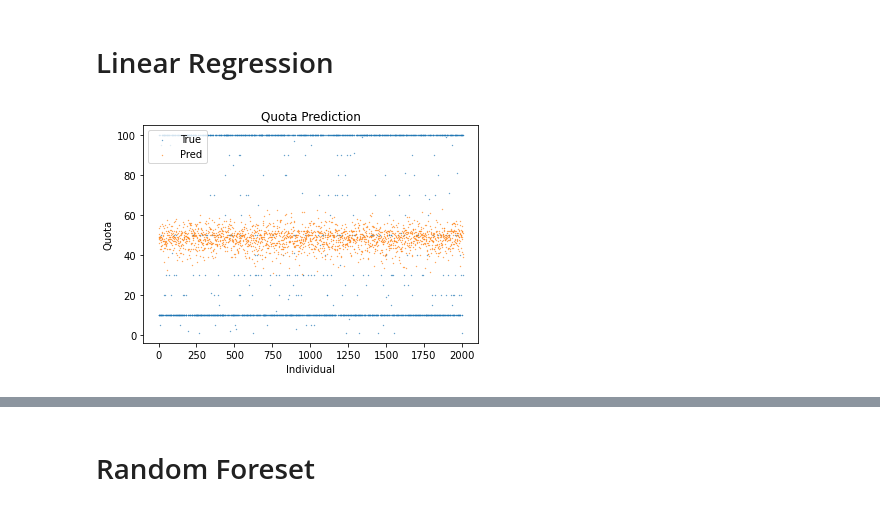
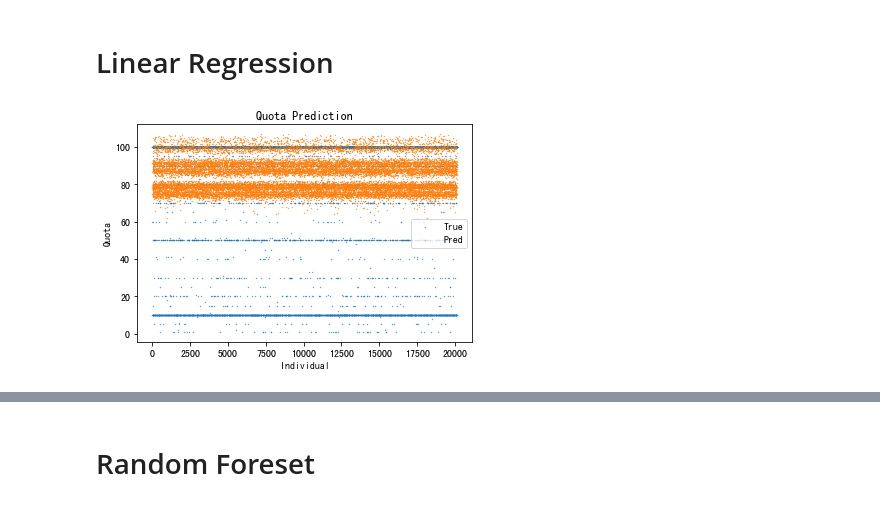
Before and after one commit to jackh1995/fintech, a Jupyter notebook: ml.ipynb, the cells around one changed output, grey strips where cells are left out. Cells and saved outputs as stored; diff of their text form; code cells hidden in the pictures.

Commit message:
train the models for fugle and yushan respectively

```diff
--- a/ml.ipynb
+++ b/ml.ipynb
@@ -12,5 +12,5 @@ import numpy as np
 import pandas as pd
 import seaborn as sns
 import matplotlib.pyplot as plt
-# plt.rcParams['font.sans-serif'] = 'SimHei'
+plt.rcParams['font.sans-serif'] = 'SimHei'
 from scipy import stats
@@ -65,7 +65,7 @@ selected_columns = [
     # 'bid',
     'source',
     'occupation',
-    'company',
+    # 'company',
     'eduLevel',
 
     # numerical-like
@@ -77,7 +77,7 @@ selected_columns = [
     'incomeYear',
     'totalWealth',
 
-    'quota_origin',
+    # 'quota_origin',
     'quota_now'
 ]
 
@@ -85,28 +85,13 @@ selected_columns = [
 data = pd.read_csv('./data/data.csv') # 載入資料
 data = data[selected_columns] # 選擇欄位
 data = data.dropna() # 移除空值列
-
-# ---------------------------------------------------------------------------- #
-
+data = data[selected_columns]
 data = data[data['quota_now']>0]
-# data = data[data['quota_now']<=0.6e6]
 data = data[data['quota_now']<=1e6]
-# data = data[data['quota_now']==1000000]
-# data = data[data['quota_now']<0.2e6]
-# data = data[data['quota_now']<=0.7e6]
-
-# data = data[data['source']=='FUGLE']
-
 data = data[data['isReject']==0]
 data = data.drop('isReject', axis=1)
-
-# data = data[data['quota_origin']==100000]
-
-# data = data[data['occupation']==19]
-# data = data.drop('source', axis=1)
-
-# ---------------------------------------------------------------------------- #
-
-data['quota_origin'] /= 1e4 # 單位縮放
+data = data[data['source']!='Anue']
+data['occupation'] = data['occupation'].map(occupation_dict)
+# data['quota_origin'] /= 1e4 # 單位縮放
 data['quota_now'] /= 1e4 # 單位縮放
 # data = data[(np.abs(stats.zscore(data['quota_now'].values)) < 2)] # 移除outlier
@@ -295,17 +327,22 @@ X_train, X_valid, Y_train, Y_valid = train_test_split(X, Y, test_size=0.33)
+# %%
+from sklearn.model_selection import train_test_split
+X_train_fugle, X_valid_fugle, Y_train_fugle, Y_valid_fugle = train_test_split(X_fugle, Y_fugle, test_size=0.33)
+X_train_yushan, X_valid_yushan, Y_train_yushan, Y_valid_yushan = train_test_split(X_yushan, Y_yushan, test_size=0.33)
 # %% [markdown]
 # Linear Regression
 # %%
 # linear regression
 from sklearn.linear_model import LinearRegression
 model = LinearRegression()
-model.fit(X_train, Y_train)
-Y_pred = model.predict(X_valid)
-plt.scatter(range(len(Y_pred)), Y_valid, s=0.1, label='True')
-plt.scatter(range(len(Y_pred)), Y_pred, s=0.1, label='Pred')
+model.fit(X_train_fugle, Y_train_fugle)
+Y_pred_fugle = model.predict(X_valid_fugle)
+plt.scatter(range(len(Y_pred_fugle)), Y_valid_fugle, s=0.1, label='True')
+plt.scatter(range(len(Y_pred_fugle)), Y_pred_fugle, s=0.1, label='Pred')
 plt.title('Quota Prediction')
 plt.xlabel('Individual')
 plt.ylabel('Quota')
 plt.legend()
 plt.show()
+plt.close()
 # %% [output]
-[figure, old version]
+[figure, new version]
```
Also changed, not shown: parts of 22 cells of this notebook.
